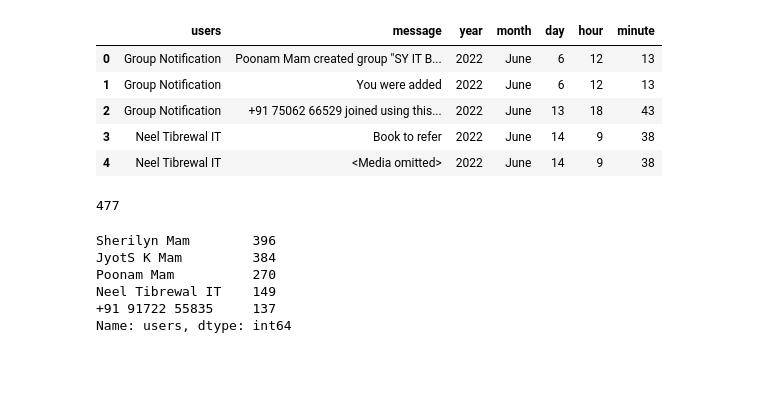
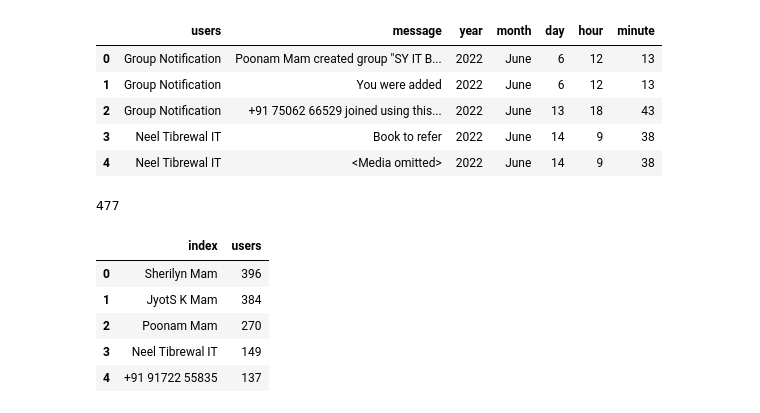
Before and after one commit to 1abhi6/analyse-whatsapp-chat, a Jupyter notebook: notebook/analysis.ipynb, the cells around one changed output. Saved outputs shown, nothing was run; the diff lists cells and outputs as text; code cells hidden in the pictures; blank space fills up the shorter version.

```diff
--- a/notebook/analysis.ipynb
+++ b/notebook/analysis.ipynb
@@ -150,11 +150,11 @@ df[(df['message'] == '<Media omitted>') | (df['message'] == '<Media omitted\n>')
 # %% [output]
 477
 # %%
-df['users'].value_counts().sort_values(ascending=False).head(5)
+df['users'].value_counts().sort_values(ascending=False).reset_index().head(5)
 # %% [output]
-Sherilyn Mam        396
-JyotS K Mam         384
-Poonam Mam          270
-Neel Tibrewal IT    149
-+91 91722 55835     137
-Name: users, dtype: int64
+|  | index | users |
+| 0 | Sherilyn Mam | 396 |
+| 1 | JyotS K Mam | 384 |
+| 2 | Poonam Mam | 270 |
+| 3 | Neel Tibrewal IT | 149 |
+| 4 | +91 91722 55835 | 137 |
```
Also changed, not shown: 4 other files.
